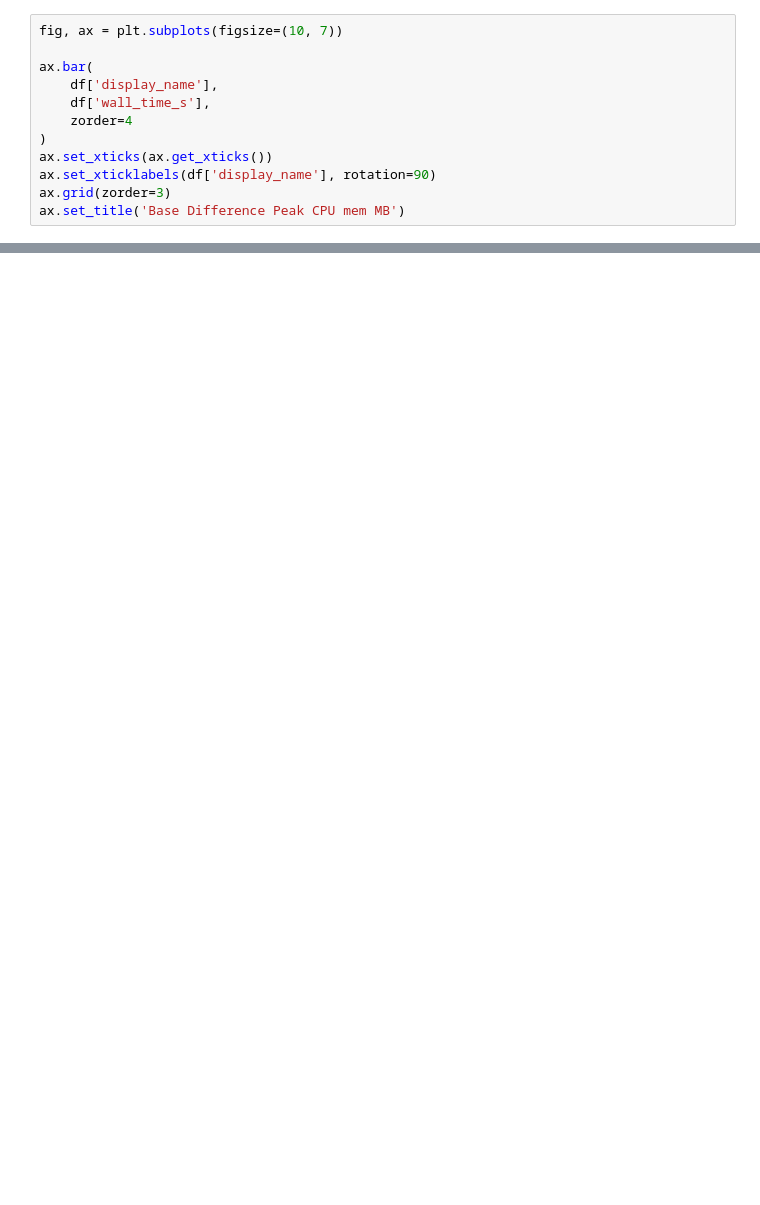
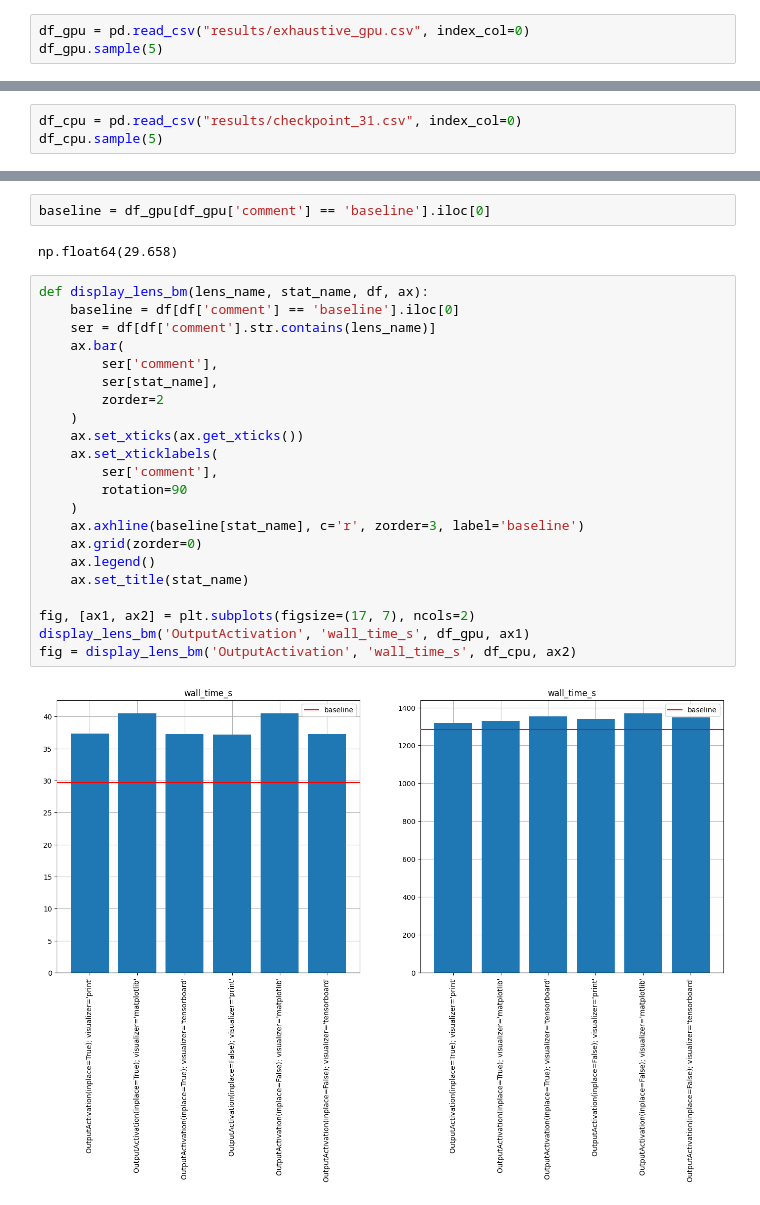
Before and after one commit to ZhigaMason/monitorch, a Jupyter notebook: benchmark/benchmark_exploration.ipynb, the cells around one changed output, grey strips where cells are left out. Drawn from its saved outputs; the diff is of its cells as text; blank space fills up the shorter version.

```diff
--- a/benchmark/benchmark_exploration.ipynb
+++ b/benchmark/benchmark_exploration.ipynb
@@ -79,12 +7,3 @@ Text(0.5, 1.0, 'Base Difference Peak CPU mem MB')
-# %%
-fig, ax = plt.subplots(figsize=(10, 7))
-
-ax.bar(
-    df['display_name'],
-    df['wall_time_s'],
-    zorder=4
-)
-ax.set_xticks(ax.get_xticks())
-ax.set_xticklabels(df['display_name'], rotation=90)
-ax.grid(zorder=3)
-ax.set_title('Base Difference Peak CPU mem MB')
+# %%
+df_gpu = pd.read_csv("results/exhaustive_gpu.csv", index_col=0)
+df_gpu.sample(5)
@@ -90,0 +17,3 @@ ax.set_title('Base Difference Peak CPU mem MB')
+# %%
+df_cpu = pd.read_csv("results/checkpoint_31.csv", index_col=0)
+df_cpu.sample(5)
@@ -90,0 +27,28 @@ ax.set_title('Base Difference Peak CPU mem MB')
+# %%
+baseline = df_gpu[df_gpu['comment'] == 'baseline'].iloc[0]
+# %% [output]
+np.float64(29.658)
+# %%
+def display_lens_bm(lens_name, stat_name, df, ax):
+    baseline = df[df['comment'] == 'baseline'].iloc[0]
+    ser = df[df['comment'].str.contains(lens_name)]
+    ax.bar(
+        ser['comment'],
+        ser[stat_name],
+        zorder=2
+    )
+    ax.set_xticks(ax.get_xticks())
+    ax.set_xticklabels(
+        ser['comment'],
+        rotation=90
+    )
+    ax.axhline(baseline[stat_name], c='r', zorder=3, label='baseline')
+    ax.grid(zorder=0)
+    ax.legend()
+    ax.set_title(stat_name)
+
+fig, [ax1, ax2] = plt.subplots(figsize=(17, 7), ncols=2)
+display_lens_bm('OutputActivation', 'wall_time_s', df_gpu, ax1)
+fig = display_lens_bm('OutputActivation', 'wall_time_s', df_cpu, ax2)
+# %% [output]
+[figure, added]
```
Also changed, not shown: parts of 14 cells of this notebook, 1 other file.
